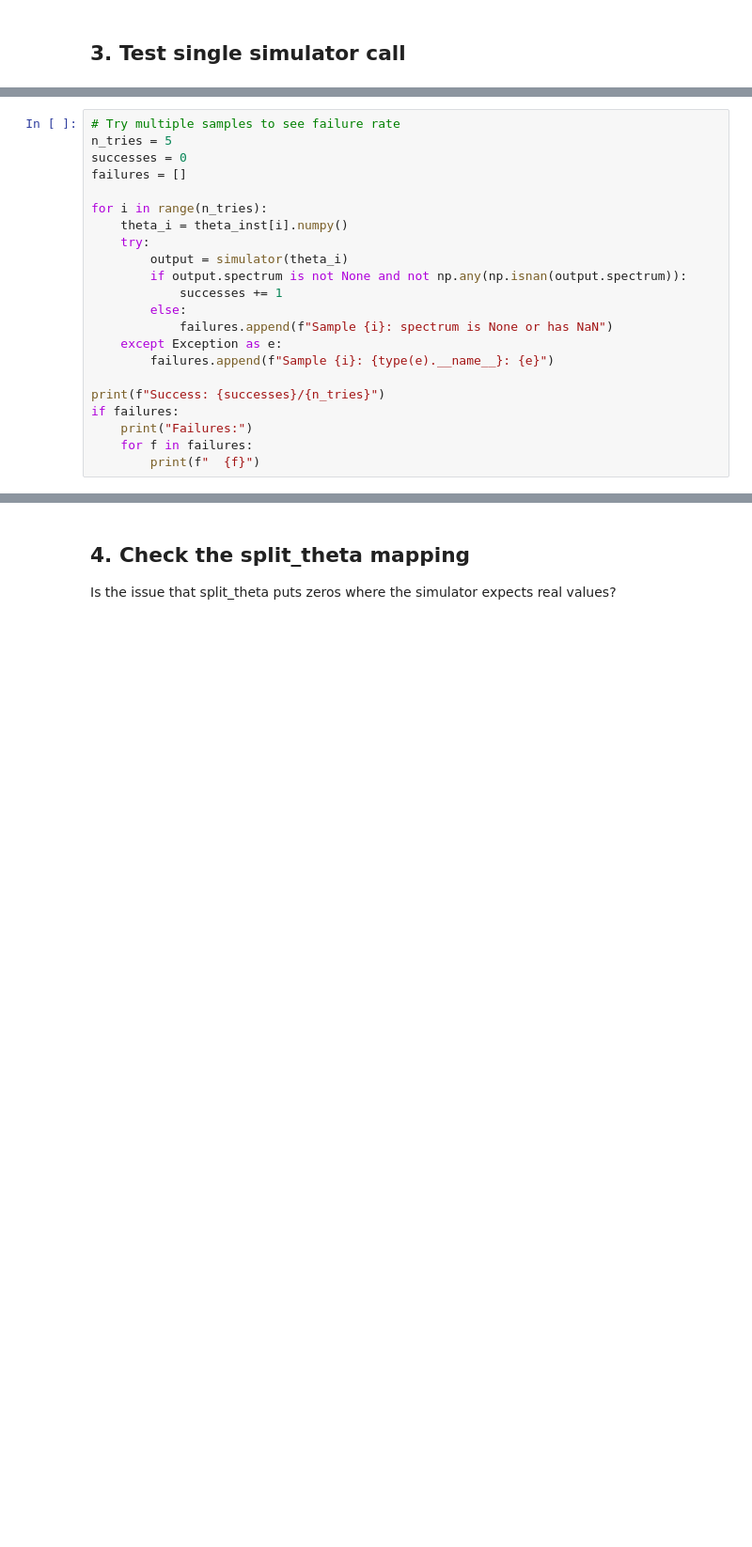
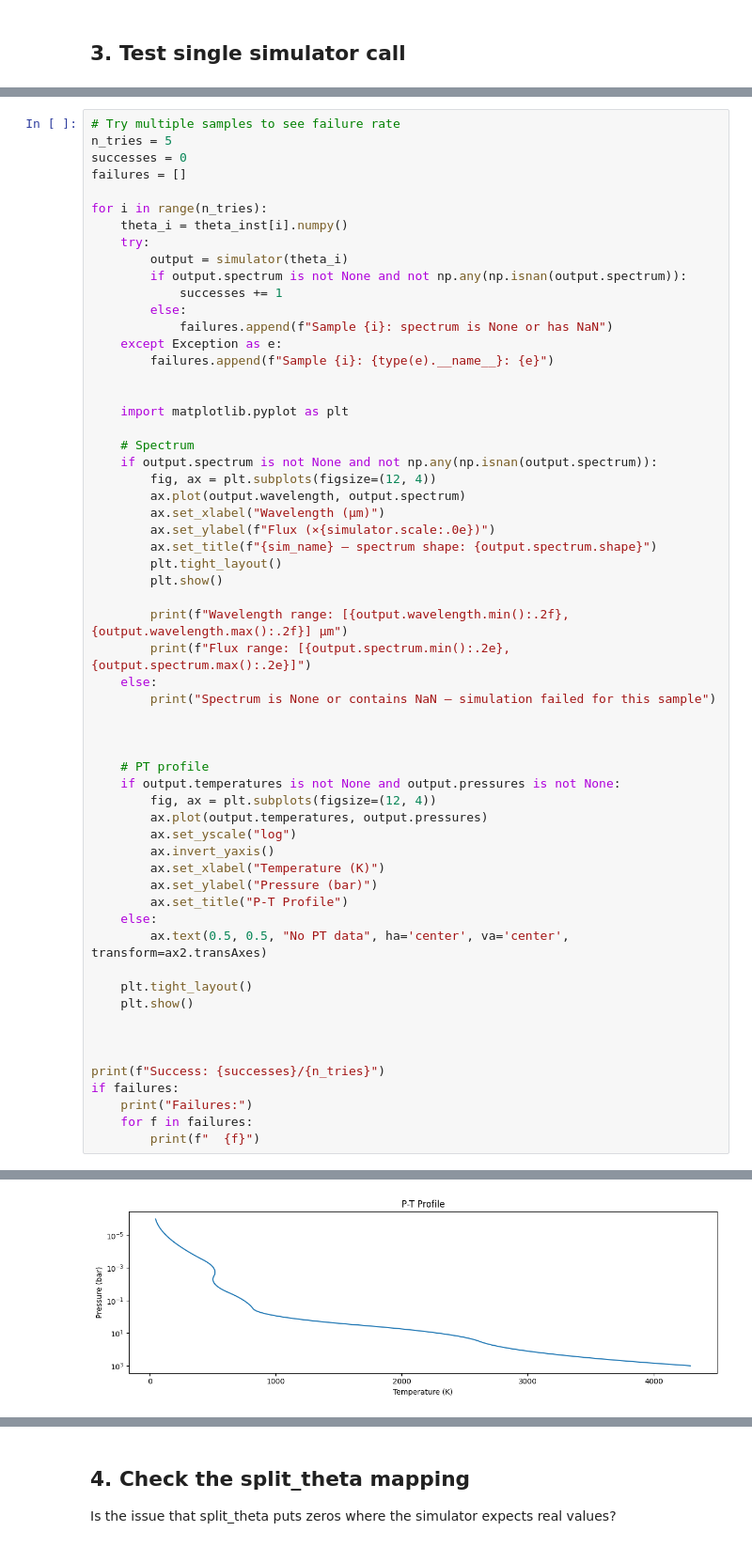
Before and after one commit to MalavikaVasist/SBI4atmret, a Jupyter notebook: scripts/debug_simulator.ipynb, the cells around one changed output, grey strips where cells are left out. Shown at 94% size. Drawn from its saved outputs; the diff is of its cells as text; blank space fills up the shorter version.

```diff
--- a/scripts/debug_simulator.ipynb
+++ b/scripts/debug_simulator.ipynb
@@ -206,6 +208,43 @@ for i in range(n_tries):
     except Exception as e:
         failures.append(f"Sample {i}: {type(e).__name__}: {e}")
 
+
+    import matplotlib.pyplot as plt
+
+    # Spectrum
+    if output.spectrum is not None and not np.any(np.isnan(output.spectrum)):
+        fig, ax = plt.subplots(figsize=(12, 4))
+        ax.plot(output.wavelength, output.spectrum)
+        ax.set_xlabel("Wavelength (μm)")
+        ax.set_ylabel(f"Flux (×{simulator.scale:.0e})")
+        ax.set_title(f"{sim_name} — spectrum shape: {output.spectrum.shape}")
+        plt.tight_layout()
+        plt.show()
+
+        print(f"Wavelength range: [{output.wavelength.min():.2f}, {output.wavelength.max():.2f}] μm")
+        print(f"Flux range: [{output.spectrum.min():.2e}, {output.spectrum.max():.2e}]")
+    else:
+        print("Spectrum is None or contains NaN — simulation failed for this sample")
+
+
+
+    # PT profile
+    if output.temperatures is not None and output.pressures is not None:
+        fig, ax = plt.subplots(figsize=(12, 4))
+        ax.plot(output.temperatures, output.pressures)
+        ax.set_yscale("log")
+        ax.invert_yaxis()
+        ax.set_xlabel("Temperature (K)")
+        ax.set_ylabel("Pressure (bar)")
+        ax.set_title("P-T Profile")
+    else:
+        ax.text(0.5, 0.5, "No PT data", ha='center', va='center', transform=ax2.transAxes)
+
+    plt.tight_layout()
+    plt.show()
+
+
+
 print(f"Success: {successes}/{n_tries}")
 if failures:
     print("Failures:")
@@ -217,0 +255 @@ Failures:
+[figure, added]
```
Also changed, not shown: parts of 9 cells of this notebook, 9 other files.
